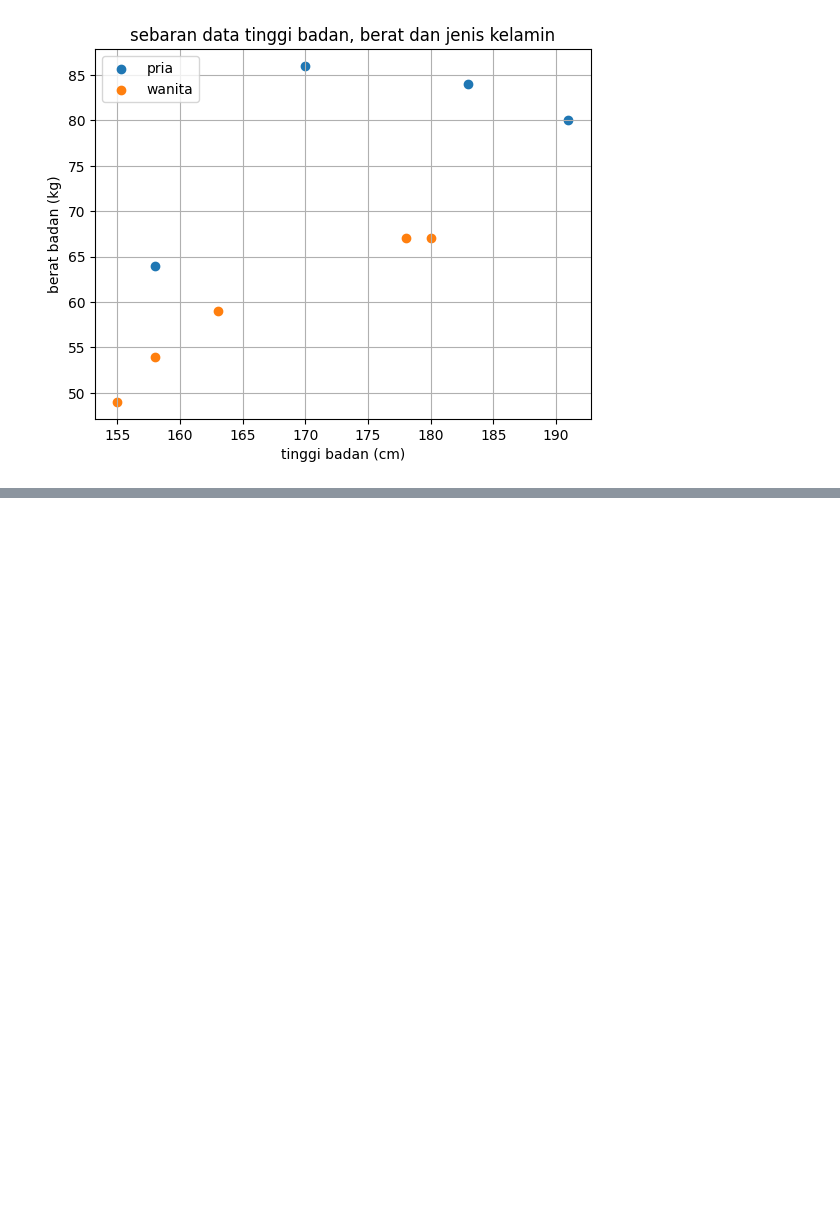
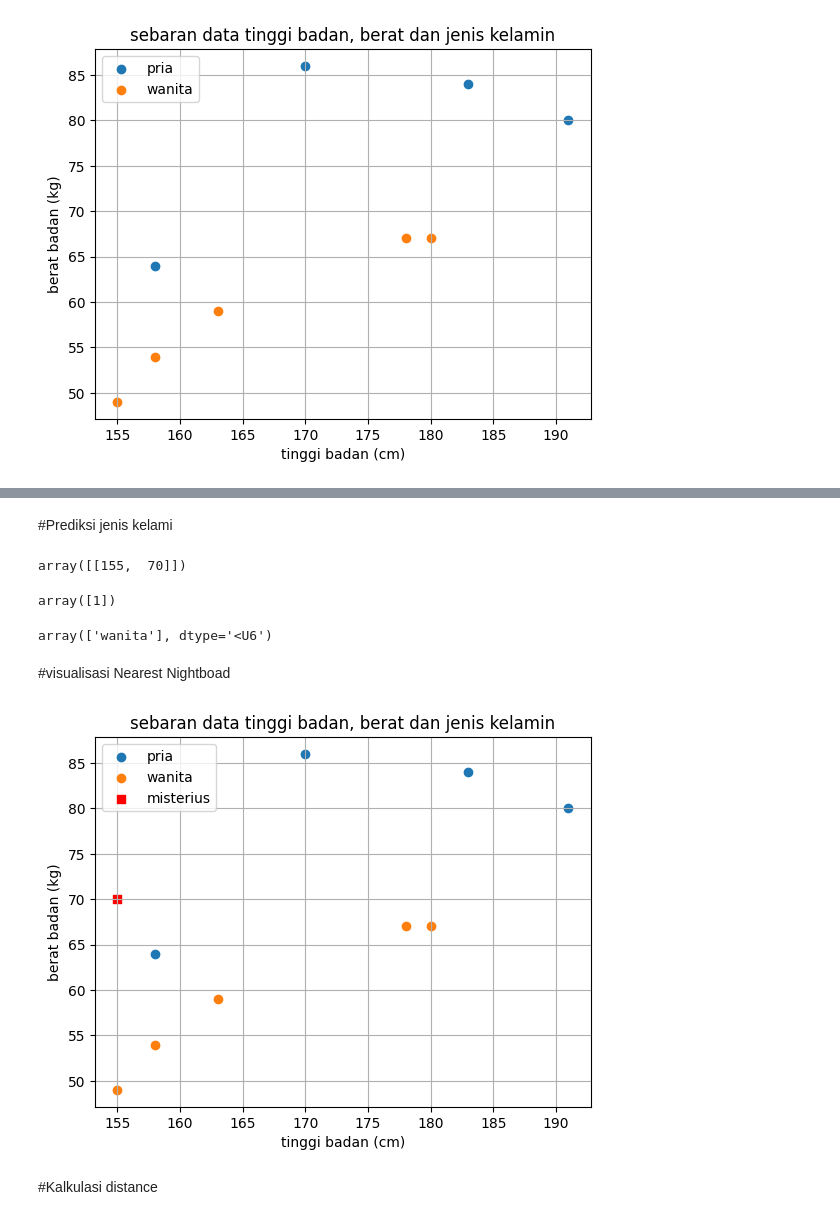
Before and after one commit to ihyaulumuddin044/machineLearning, a Jupyter notebook: klasifikasi_dengan_KNN.ipynb, the cells around one changed output, grey strips where cells are left out. Drawn from its saved outputs; the diff is of its cells as text; code cells hidden in the pictures; blank space fills up the shorter version.

Commit message:
evaluasi model untuk pembelajaran berikutnya

```diff
--- a/klasifikasi_dengan_KNN.ipynb
+++ b/klasifikasi_dengan_KNN.ipynb
@@ -45,0 +103,44 @@ plt.show()
+# %% [markdown]
+#Prediksi jenis kelami
+# %%
+tinggi_badan = 155
+berat_badan = 70
+
+X_new = np.array([[tinggi_badan,berat_badan]]).reshape(1,-1)
+X_new
+# %% [output]
+array([[155,  70]])
+# %%
+y_new = model.predict(X_new)
+y_new
+# %% [output]
+array([1])
+# %%
+lb.inverse_transform(y_new)
+# %% [output]
+array(['wanita'], dtype='<U6')
+# %% [markdown]
+#visualisasi Nearest Nightboad
+# %%
+import matplotlib.pyplot as plt
+
+fig, ax = plt.subplots()
+for jk, d in sensus_df.groupby('jk'):
+  ax.scatter(d['tinggi'],d['berat'],label=jk)
+
+plt.scatter(tinggi_badan,
+            berat_badan,
+            marker='s',
+            color='red',
+            label='misterius')
+
+plt.legend(loc = 'upper left')
+plt.title('sebaran data tinggi badan, berat dan jenis kelamin')
+plt.xlabel('tinggi badan (cm)')
+plt.ylabel('berat badan (kg)')
+plt.grid(True)
+plt.show()
+# %% [output]
+[figure, added]
+# %% [markdown]
+#Kalkulasi distance
```
Also changed, not shown: parts of 10 cells of this notebook.
